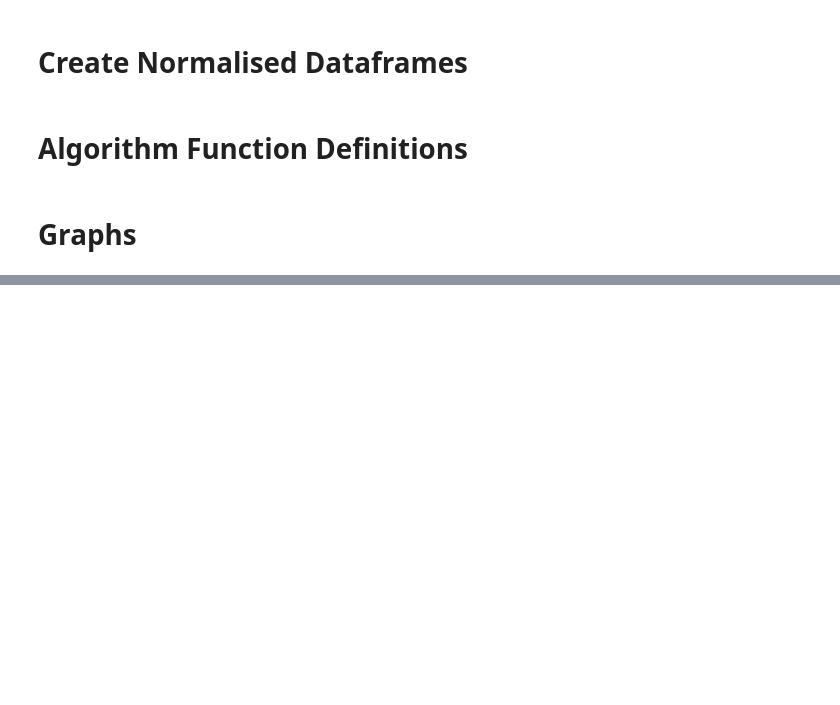
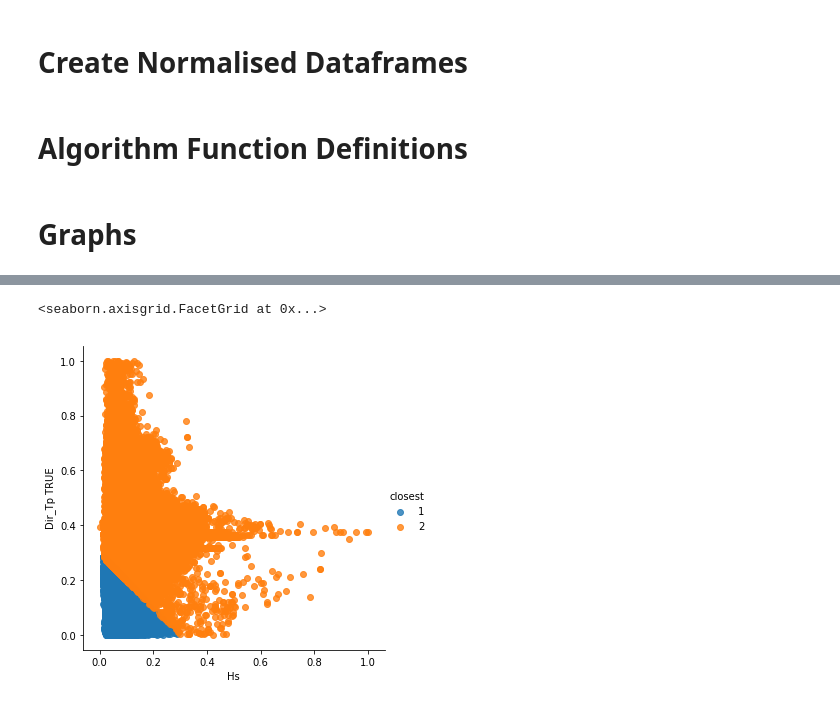
Before and after one commit to Xett/Townsville-Wave-Data-Analysis, a Jupyter notebook: Wavedata.ipynb, the cells around one changed output, grey strips where cells are left out. Saved outputs shown, nothing was run; the diff lists cells and outputs as text; code cells hidden in the pictures; blank space fills up the shorter version.

```diff
--- a/Wavedata.ipynb
+++ b/Wavedata.ipynb
@@ -474,3 +562,4 @@ sns.lmplot('Hs', 'Tp', data=hs_tp_dir_tp_months_sst_months_plot, fit_reg=False,
 # %%
-hs_dir_tp_dir_tp_months_sst_months_plot, wss4=kmeans_clustering(normalised_wavedata_dir_tp_months_sst_months, 'Hs', 'Dir_Tp TRUE', k=6)
+hs_dir_tp_dir_tp_months_sst_months_plot, wss4=do_kmeans(normalised_wavedata_dir_tp_months_sst_months, 'Hs', 'Dir_Tp TRUE')
 sns.lmplot('Hs', 'Dir_Tp TRUE', data=hs_dir_tp_dir_tp_months_sst_months_plot, fit_reg=False, hue='closest')
+# %% [output]
@@ -477 +583,3 @@ sns.lmplot('Hs', 'Dir_Tp TRUE', data=hs_dir_tp_dir_tp_months_sst_months_plot, fi
+<seaborn.axisgrid.FacetGrid at 0x...>
+[figure, added]
 # %%
```
Also changed, not shown: parts of 7 cells of this notebook.
